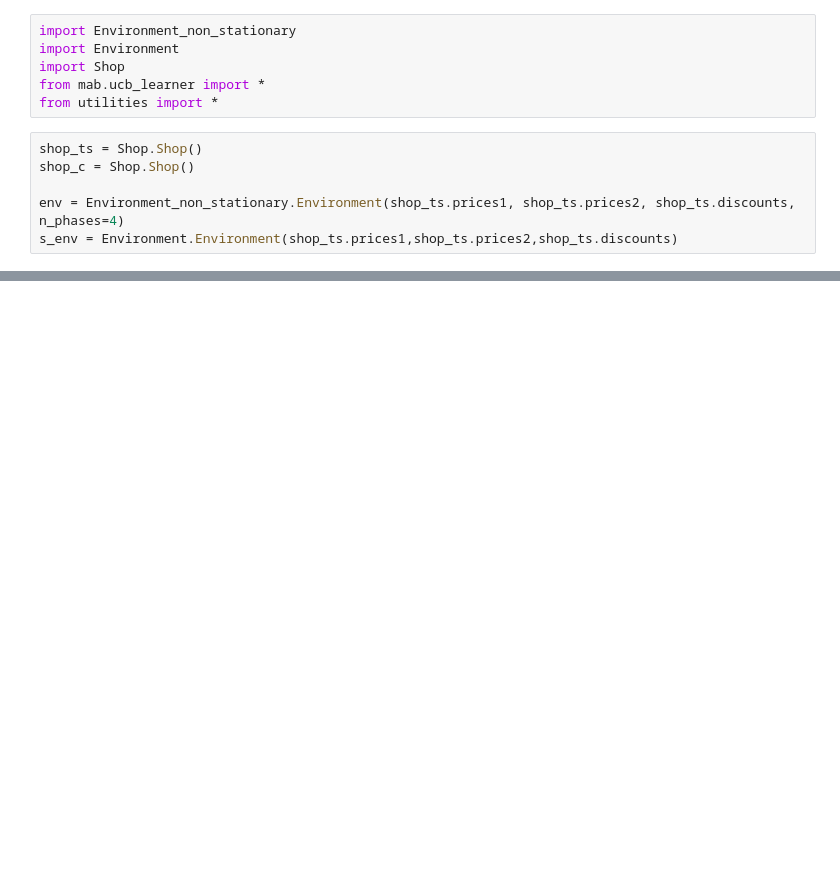
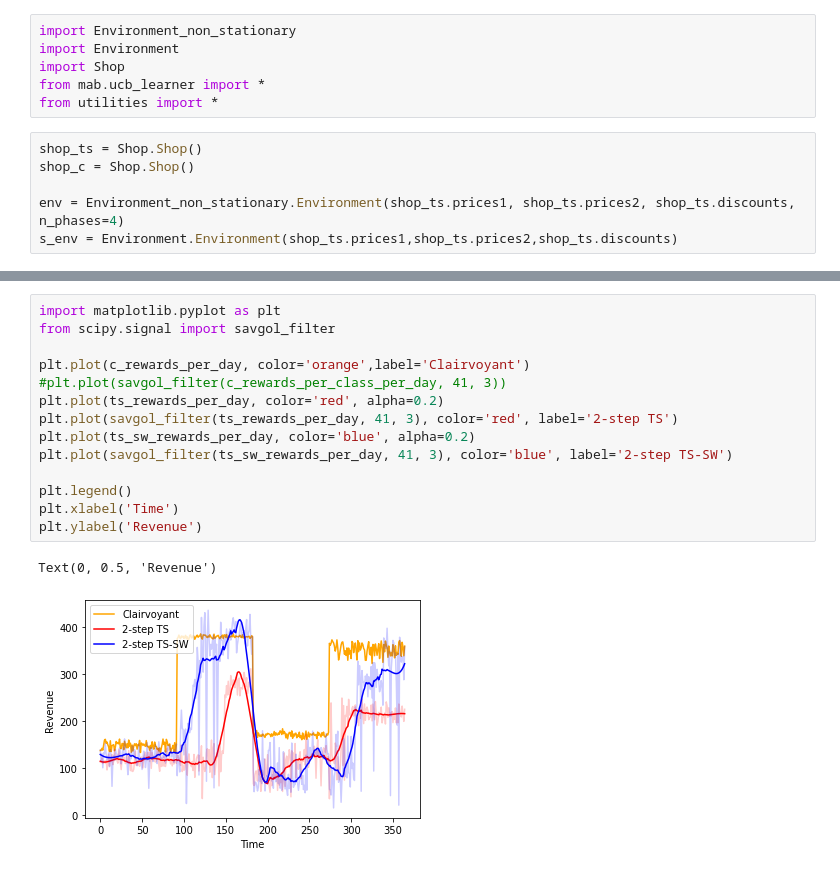
Before and after one commit to AliceCasali/Data_Intelligence_Application, a Jupyter notebook: comparison.ipynb, the cells around one changed output, grey strips where cells are left out. Cells and saved outputs as stored; diff of their text form; blank space fills up the shorter version.

```diff
--- a/comparison.ipynb
+++ b/comparison.ipynb
@@ -187,0 +487,17 @@ IndexError: index 4 is out of bounds for axis 1 with size 4
+# %%
+import matplotlib.pyplot as plt
+from scipy.signal import savgol_filter
+
+plt.plot(c_rewards_per_day, color='orange',label='Clairvoyant')
+#plt.plot(savgol_filter(c_rewards_per_class_per_day, 41, 3))
+plt.plot(ts_rewards_per_day, color='red', alpha=0.2)
+plt.plot(savgol_filter(ts_rewards_per_day, 41, 3), color='red', label='2-step TS')
+plt.plot(ts_sw_rewards_per_day, color='blue', alpha=0.2)
+plt.plot(savgol_filter(ts_sw_rewards_per_day, 41, 3), color='blue', label='2-step TS-SW')
+
+plt.legend()
+plt.xlabel('Time')
+plt.ylabel('Revenue')
+# %% [output]
+Text(0, 0.5, 'Revenue')
+[figure, added]
```
Also changed, not shown: parts of 20 cells of this notebook.
